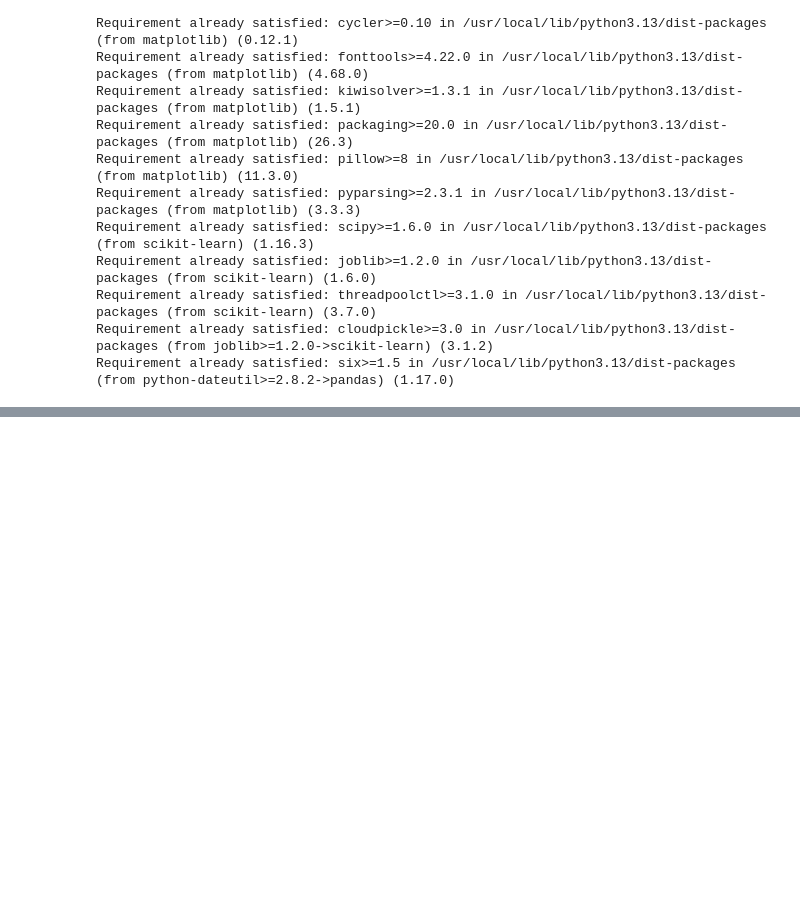
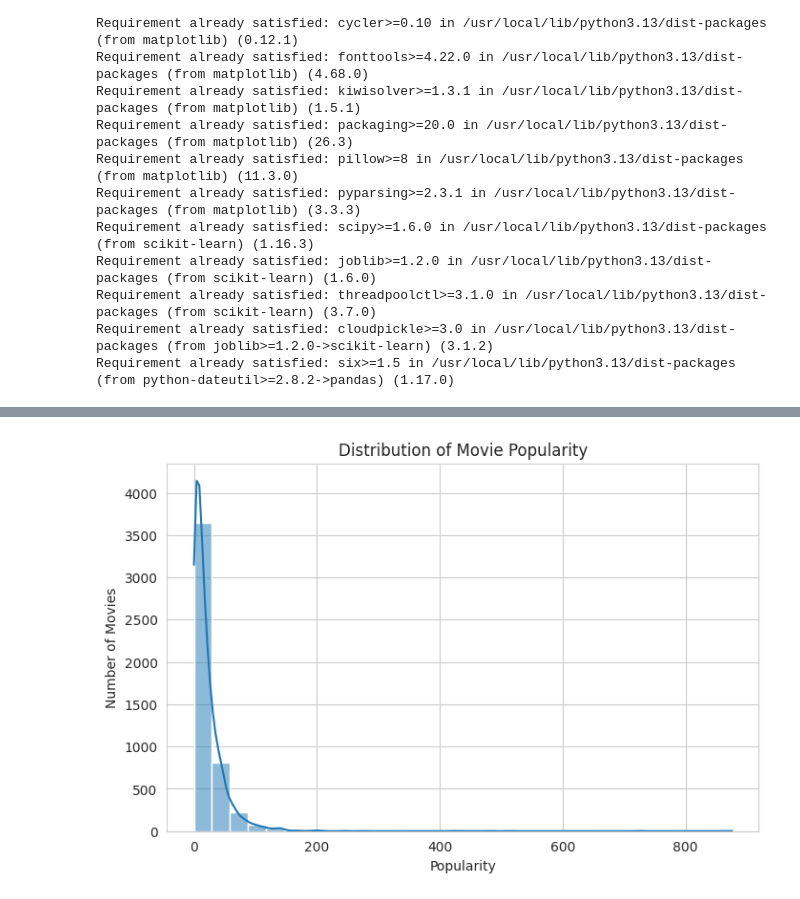
Before and after one commit to yosr-hr/movie_recommendation_system, a Jupyter notebook: notebooks/movie_recommendation.ipynb, the cells around one changed output, grey strips where cells are left out. Drawn from its saved outputs; the diff is of its cells as text; code cells hidden in the pictures; blank space fills up the shorter version.

```diff
--- a/notebooks/movie_recommendation.ipynb
+++ b/notebooks/movie_recommendation.ipynb
@@ -25,0 +183,13 @@ Requirement already satisfied: six>=1.5 in /usr/local/lib/python3.13/dist-packag
+# %%
+#Distribution of movie popularity
+plt.figure(figsize=(8, 5))
+
+sns.histplot(data=movies, x="popularity", bins=30, kde=True)
+
+plt.title("Distribution of Movie Popularity")
+plt.xlabel("Popularity")
+plt.ylabel("Number of Movies")
+
+plt.show()
+# %% [output]
+[figure, added]
```
Also changed, not shown: parts of 35 cells of this notebook.
